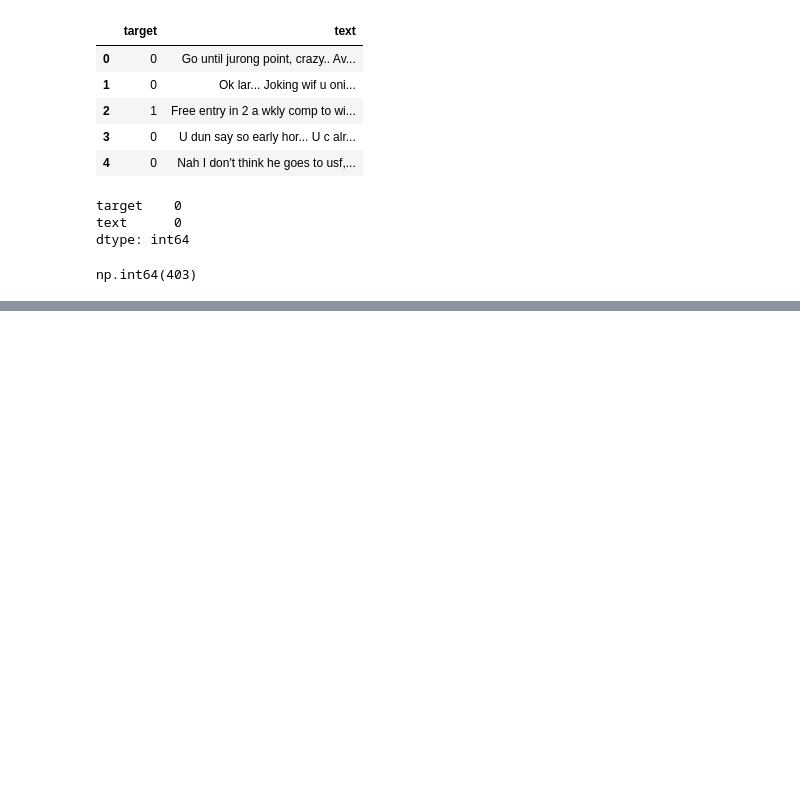
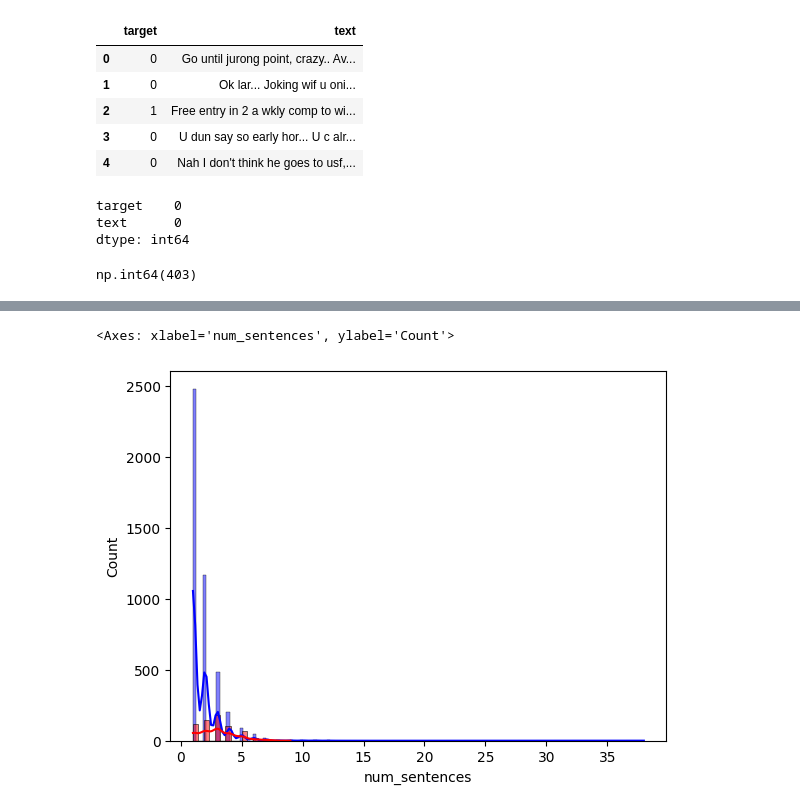
Before and after one commit to pythonicshariful/Email-Spam-Classifier, a Jupyter notebook: main.ipynb, the cells around one changed output, grey strips where cells are left out. Saved outputs shown, nothing was run; the diff lists cells and outputs as text; code cells hidden in the pictures; blank space fills up the shorter version.

```diff
--- a/main.ipynb
+++ b/main.ipynb
@@ -115,0 +262,6 @@ np.int64(0)
+# %%
+sns.histplot(df[df['target'] == 0]['num_sentences'], color='blue', kde=True)
+sns.histplot(df[df['target'] == 1]['num_sentences'], color='red', kde=True)
+# %% [output]
+<Axes: xlabel='num_sentences', ylabel='Count'>
+[figure, added]
```
Also changed, not shown: parts of 21 cells of this notebook.
